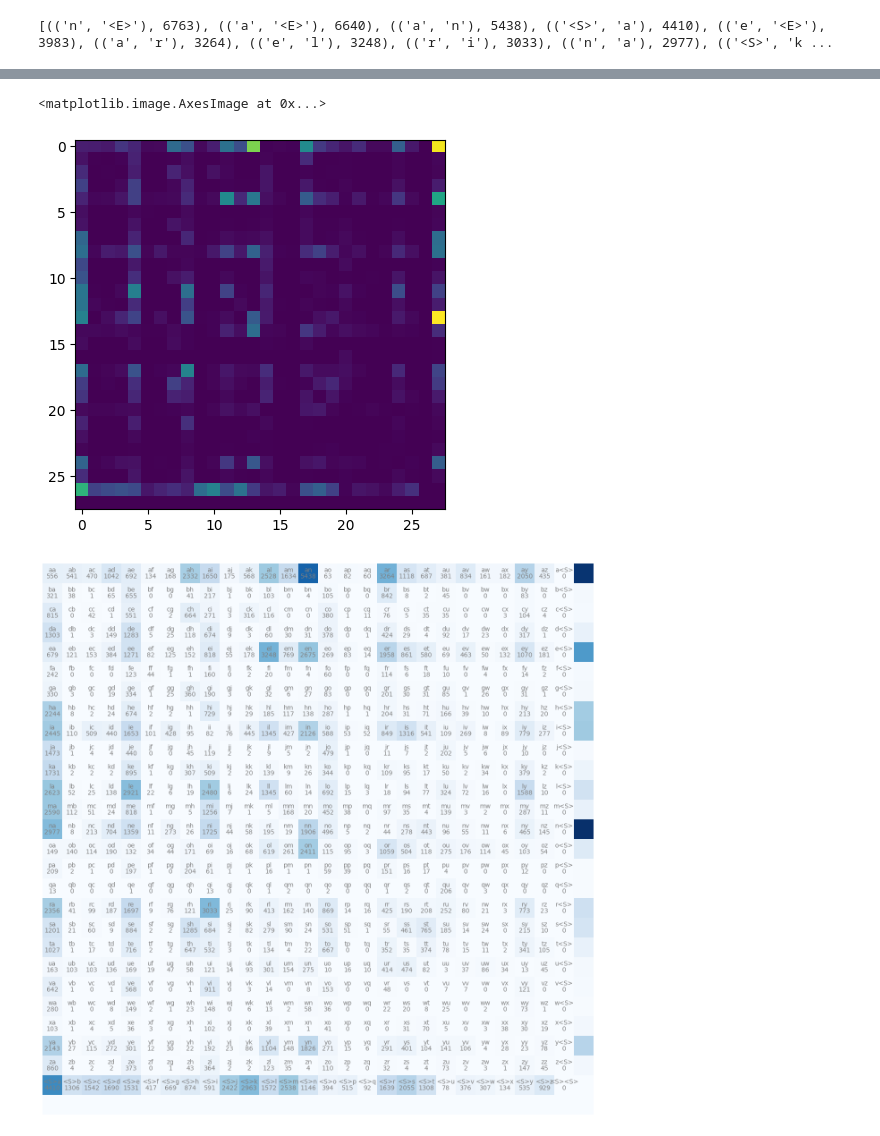
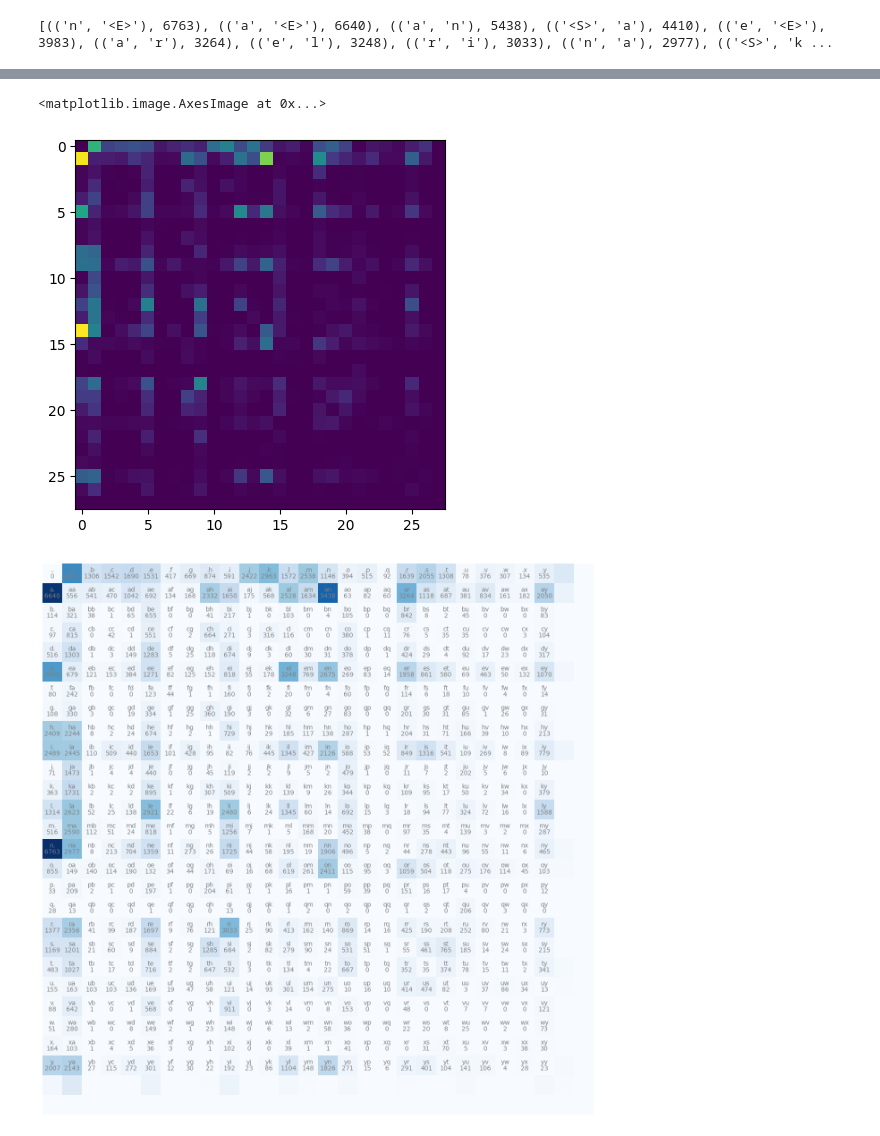
Before and after one commit to rafa-houssam/makemore, a Jupyter notebook: makemore.ipynb, the cells around one changed output, grey strips where cells are left out. Drawn from its saved outputs; the diff is of its cells as text; code cells hidden in the pictures.

```diff
--- a/makemore.ipynb
+++ b/makemore.ipynb
@@ -66,9 +66,9 @@ import torch
 N=torch.zeros((28,28),dtype=torch.int32)
 # %%
 alphabets=sorted(list(set(''.join(words))))
-stringToIndex={s:i for i,s in enumerate(alphabets)}
-IndexToString={s:i for s,i in enumerate(alphabets)}
-stringToIndex["<S>"]=26
-stringToIndex["<E>"]=27
+stringToIndex={s:i+1 for i,s in enumerate(alphabets)}
+IndexToString={s+1:i for s,i in enumerate(alphabets)}
+stringToIndex["."]=0
+IndexToString[0]="."
 IndexToString
 # %% [output]
@@ -92,7 +92,7 @@ IndexToString
 # %%
 
 for w in words:
-    chs= ['<S>']+list(w)+["<E>"]
+    chs= ['.']+list(w)+["."]
     for ch1,ch2 in zip(chs,chs[1:]):
         id1=stringToIndex[ch1]
         id2=stringToIndex[ch2]
@@ -104,19 +104,17 @@ import matplotlib.pyplot as plt
 plt.imshow(N)
 # %% [output]
 <matplotlib.image.AxesImage at 0x...>
-[figure, old version]
+[figure, new version]
 # %%
 plt.figure(figsize=(16,16))
 plt.imshow(N, cmap='Blues')
 itos=IndexToString
-itos[26]="<S>"
-itos[27]="<E>"
 
-for i in range(27):
-    for j in range(27):
+for i in range(26):
+    for j in range(26):
         chstr = itos[i] + itos[j]
         plt.text(j, i, chstr, ha="center", va="bottom", color='gray')
         plt.text(j, i, N[i, j].item(), ha="center", va="top", color='gray')
 plt.axis('off');
 # %% [output]
-[figure, old version]
+[figure, new version]
```
Also changed, not shown: parts of 4 cells of this notebook.
